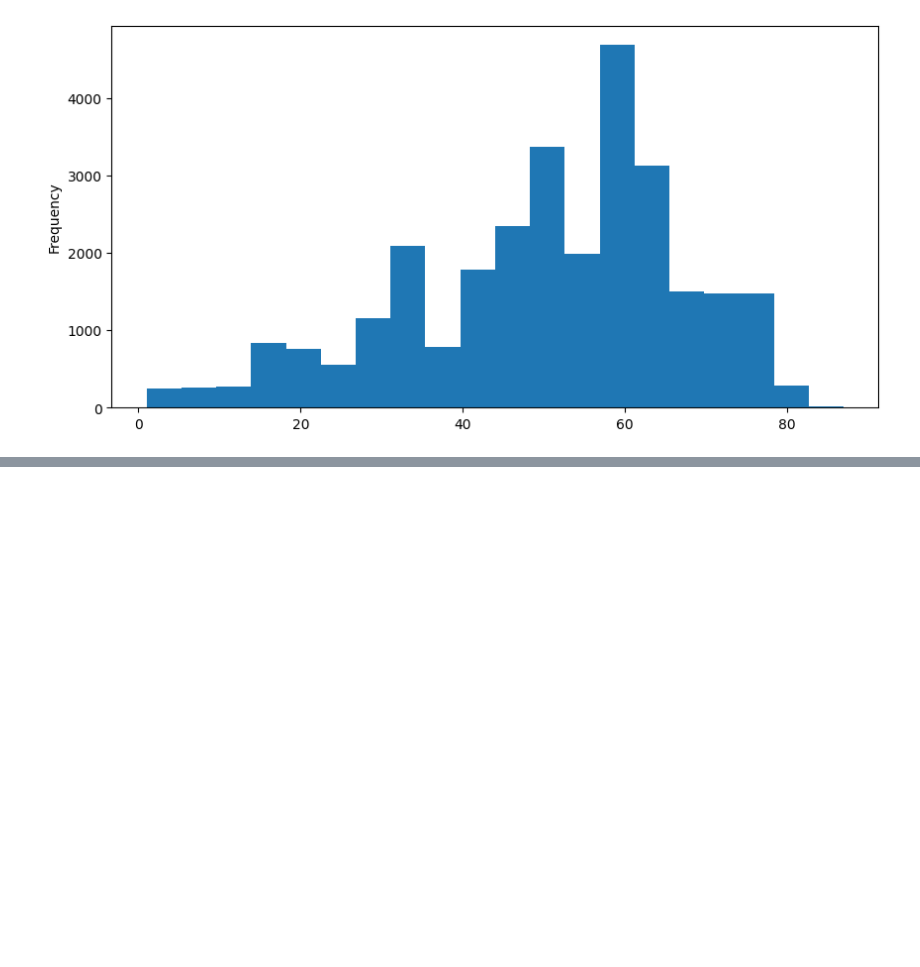
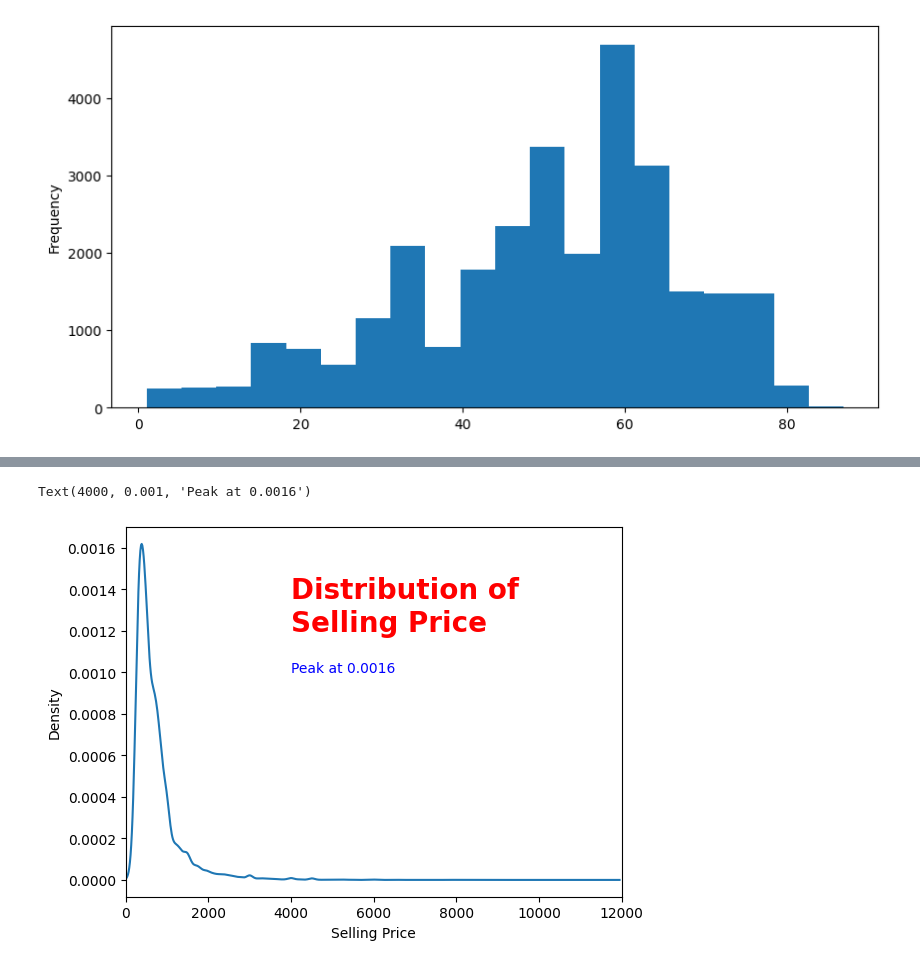
Before and after one commit to AshMaza/python_digipodium, a Jupyter notebook: analysis_2.ipynb, the cells around one changed output, grey strips where cells are left out. Drawn from its saved outputs; the diff is of its cells as text; code cells hidden in the pictures; blank space fills up the shorter version.

```diff
--- a/analysis_2.ipynb
+++ b/analysis_2.ipynb
@@ -600,0 +611,10 @@ pricesdf.head(30).style.background_gradient()
+# %%
+pricesdf['selling_price'].plot.kde()
+plt.xlabel('Selling Price')
+plt.xlim(0,12000)
+plt.text(4000,0.0012,'Distribution of \nSelling Price',fontsize=20,fontweight='bold',color='Red')
+desc='Peak at 0.0016'
+plt.text(4000,0.0010,desc,color='blue')
+# %% [output]
+Text(4000, 0.001, 'Peak at 0.0016')
+[figure, added]
```
Also changed, not shown: parts of 13 cells of this notebook, 2 other files.
